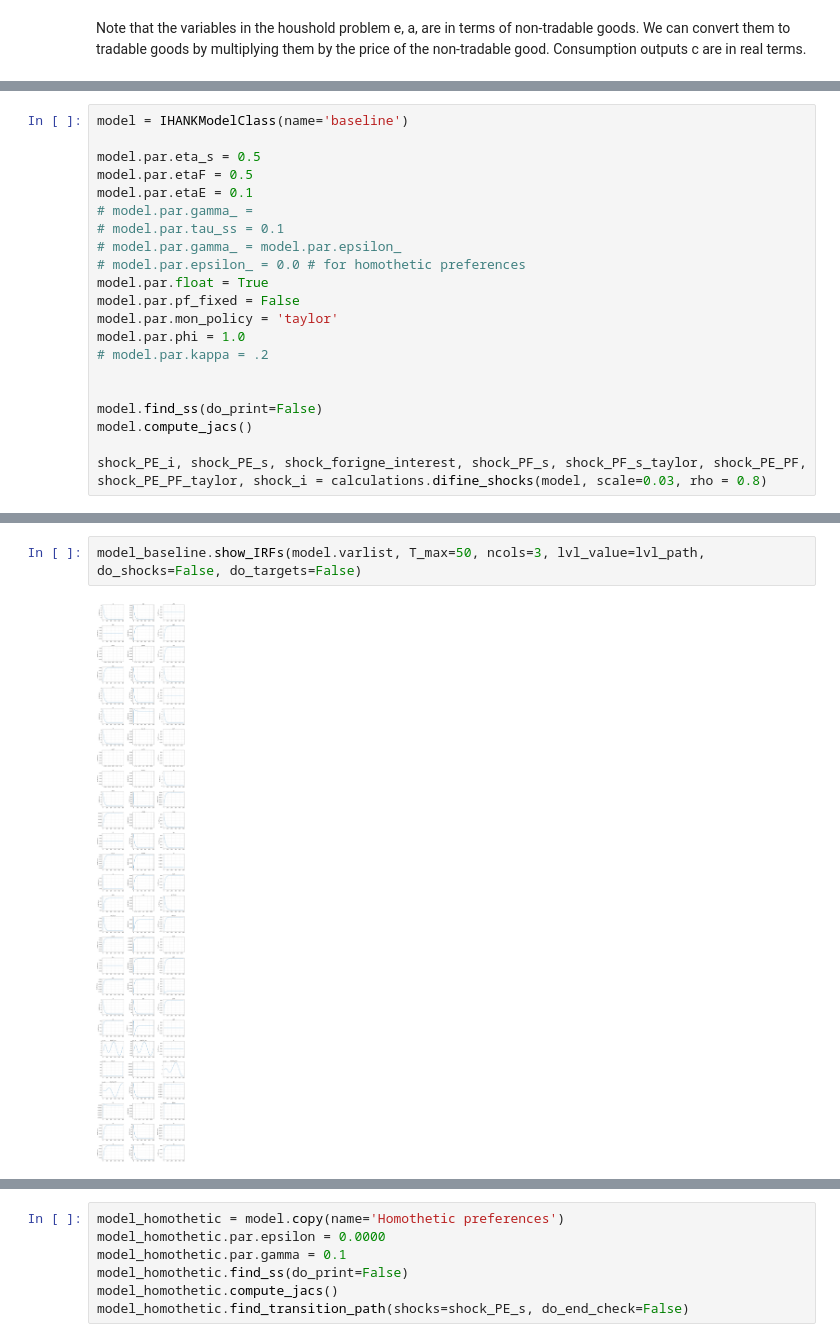
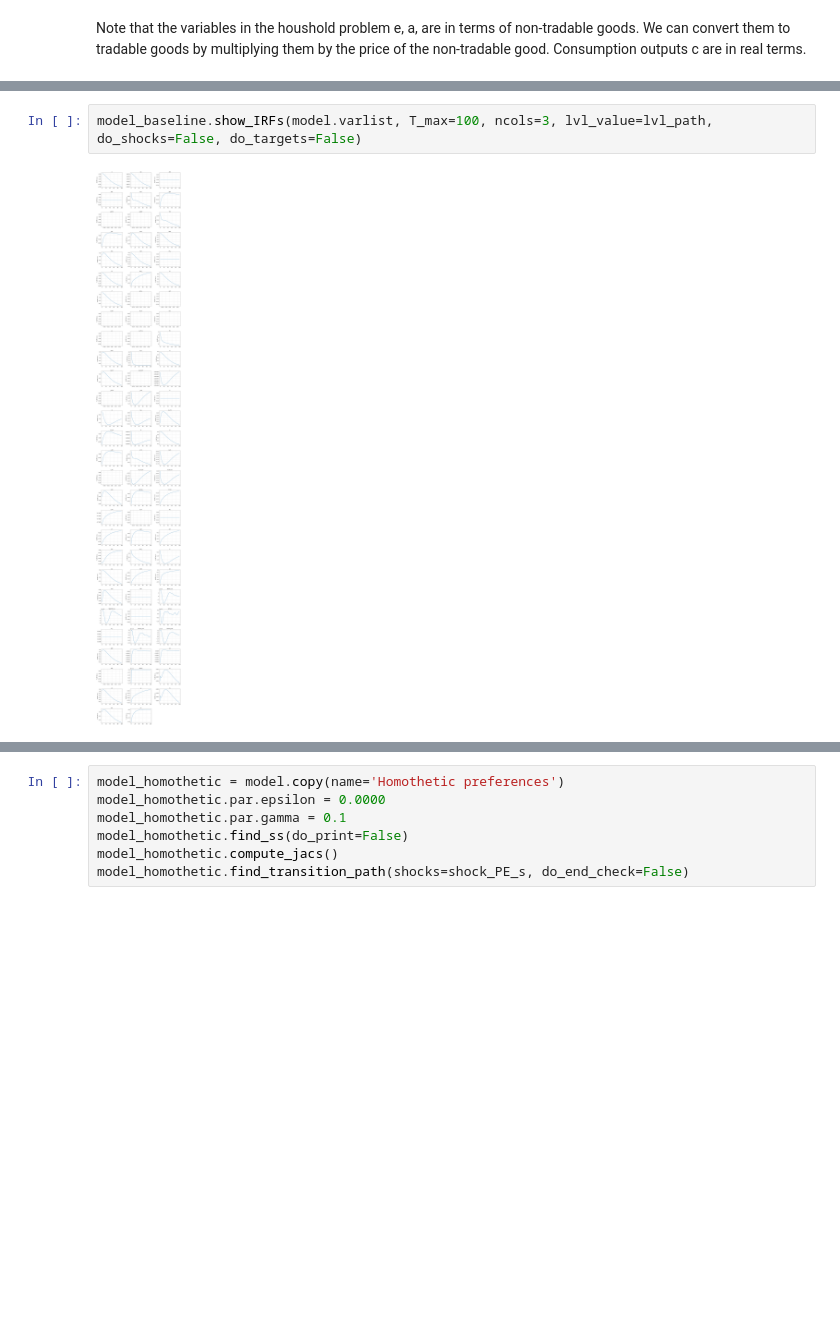
Before and after one commit to funlime/I_HANK_PIGL, a Jupyter notebook: Notebook.ipynb, the cells around one changed output, grey strips where cells are left out. Cells and saved outputs as stored; diff of their text form; blank space fills up the shorter version.

```diff
--- a/Notebook.ipynb
+++ b/Notebook.ipynb
@@ -79,21 +54,0 @@ paths_ = ['PE', 'PT', 'p', 'CT', 'CNT', 'YH', 'P', 'W', 'w']
-# %%
-model = IHANKModelClass(name='baseline')
-
-model.par.eta_s = 0.5
-model.par.etaF = 0.5
-model.par.etaE = 0.1
-# model.par.gamma_ =
-# model.par.tau_ss = 0.1
-# model.par.gamma_ = model.par.epsilon_
-# model.par.epsilon_ = 0.0 # for homothetic preferences
-model.par.float = True
-model.par.pf_fixed = False
-model.par.mon_policy = 'taylor'
-model.par.phi = 1.0
-# model.par.kappa = .2
-
-
-model.find_ss(do_print=False)
-model.compute_jacs()
-
-shock_PE_i, shock_PE_s, shock_forigne_interest, shock_PF_s, shock_PF_s_taylor, shock_PE_PF, shock_PE_PF_taylor, shock_i = calculations.difine_shocks(model, scale=0.03, rho = 0.8)
@@ -111,7 +64,7 @@ model_baseline.find_transition_path(shocks=shock_PE_s, do_end_check=False)
 # %%
-model_baseline.show_IRFs(model.varlist, T_max=50, ncols=3, lvl_value=lvl_path, do_shocks=False, do_targets=False)
+model_baseline.show_IRFs(model.varlist, T_max=100, ncols=3, lvl_value=lvl_path, do_shocks=False, do_targets=False)
 # %% [output]
-[figure, old version]
+[figure, new version]
 # %%
 1- model.par.epsilon
 # %% [output]
```
Also changed, not shown: parts of 6 cells of this notebook, 2 other files.
